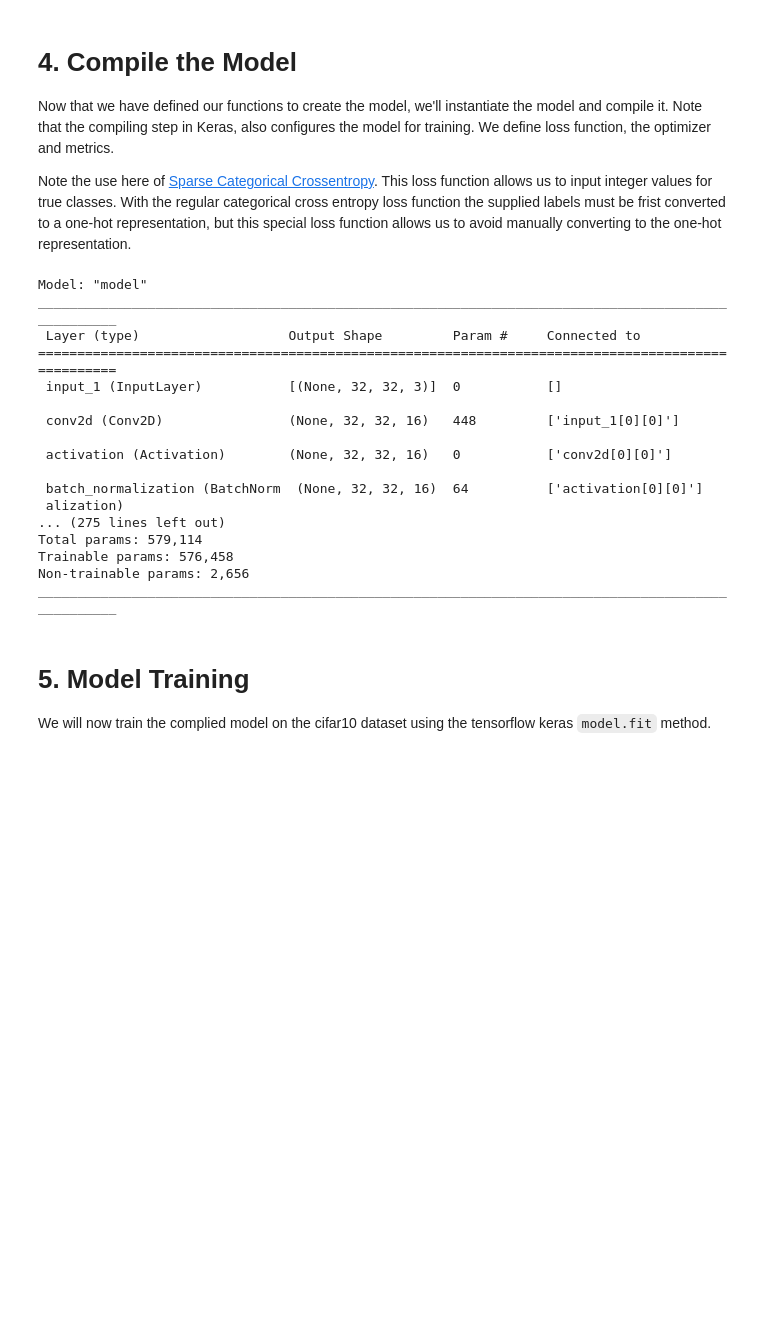
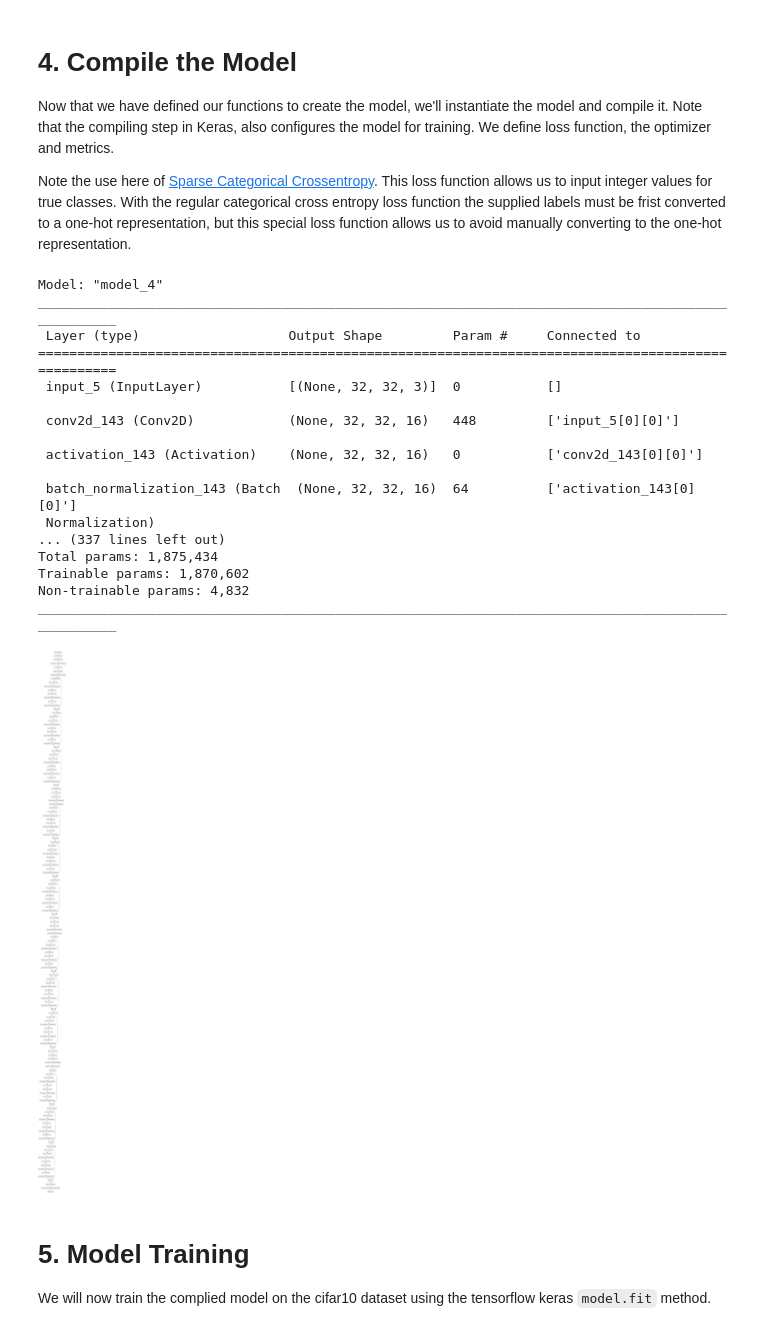
Before and after one commit to comaraDOTcom/machine-vision, a Jupyter notebook: deep-learning/Etivity_assignment2.ipynb, the cells around one changed output. Saved outputs shown, nothing was run; the diff lists cells and outputs as text; code cells hidden in the pictures; blank space fills up the shorter version.

Commit message:
Latest model changes

```diff
--- a/deep-learning/Etivity_assignment2.ipynb
+++ b/deep-learning/Etivity_assignment2.ipynb
@@ -163,7 +165,7 @@ In the code cell below we can see an example of a `repeat_unit` function where t
 # Example of a Basic Repeating unit
 
 def repeat_unit(inputs, num_channels=16, kernel_size=3,
-                 strides=1, activation='relu', batch_normalization=False, avg_pooling=False):
+                 strides=1, activation='relu', batch_normalization=False, avg_pooling=False, dropout=None , kernel_regularizer=None):
     """
     inputs: Input to repeat unit.
     num_channels: number of channels in convolution layer of repeat unit, nominally = 16
@@ -173,7 +175,7 @@ def repeat_unit(inputs, num_channels=16, kernel_size=3,
     x = output of repeat_unit
     """
     conv = Conv2D(num_channels, kernel_size=kernel_size, strides=strides, padding='same',
-                  kernel_initializer='he_normal')
+                  kernel_initializer='he_normal', kernel_regularizer=kernel_regularizer)
     x = conv(inputs)
 
     if activation is not None:
@@ -185,13 +187,16 @@ def repeat_unit(inputs, num_channels=16, kernel_size=3,
     if avg_pooling:
         x = AveragePooling2D(pool_size=(2,2))(x)
 
+    if dropout is not None:
+        x = Dropout(dropout)(x)
+
     return x
 # %%
 def resnet_block(inputs, num_channels=16, kernel_size=3):
 
   x_shortcut = inputs # Store the initial value of X in a variable
   ## P3 repeat units
-  x = repeat_unit(inputs, num_channels=num_channels, kernel_size=kernel_size, strides = 1, activation='relu', batch_normalization=True)
+  x = repeat_unit(inputs, num_channels=num_channels, kernel_size=kernel_size, strides = 1, activation='relu', batch_normalization=True, kernel_regularizer='l1')
   x = repeat_unit(x, num_channels=num_channels, kernel_size=kernel_size, strides = 1, activation='relu', batch_normalization=True)
   x = repeat_unit(x, num_channels=num_channels, kernel_size=kernel_size, strides = 1, activation=None, batch_normalization=True)
 
@@ -227,17 +232,29 @@ def network_top(input_shape,num_classes=10):
     for i in range(0,3):
       x = resnet_block(x, num_channels=16)
 
-    x = repeat_unit(x, num_channels=32, batch_normalization=True,  avg_pooling=True)
+    x = MaxPooling2D(2, 2)(x)
+    x = repeat_unit(x, num_channels=32, batch_normalization=True,  avg_pooling=True, kernel_regularizer='l1')
     for i in range(0,3):
       x = resnet_block(x, num_channels=32)
 
-    x = repeat_unit(x, num_channels=64, batch_normalization=True,  avg_pooling=True)
-    for i in range(0,4):
+    x = repeat_unit(x, num_channels=64, batch_normalization=True,  avg_pooling=True, kernel_regularizer='l1', dropout=0.25)
+    for i in range(0,3):
       x = resnet_block(x, num_channels=64)
+
+    x = MaxPooling2D(2, 2)(x)
+    x = repeat_unit(x, num_channels=128, batch_normalization=True,  avg_pooling=True, kernel_regularizer='l1', dropout=0.1)
+    for i in range(0,3):
+      x = resnet_block(x, num_channels=128)
 
 
     # Add final stages. (Ensure that you call the output of the very last layer outputs)
     x = GlobalAveragePooling2D()(x)
+
+    x = Flatten()(x)
+    x = Dense(256, activation='relu', kernel_initializer='he_uniform')(x)
+    x = Activation('relu')(x)
+    x = BatchNormalization()(x)
+    x = Dropout(0.25)(x)
 
     # Output Layer
     outputs = Dense(num_classes, activation='softmax', kernel_initializer='he_normal')(x)
@@ -253,26 +270,27 @@ Note the use here of [Sparse Categorical Crossentropy](https://www.tensorflow.or
 # %%
 input_shape = (32,32,3)
 model = network_top(input_shape=input_shape)
 model.compile(loss='SparseCategoricalCrossentropy', optimizer=Adam(), metrics=['accuracy'])
 model.summary()
 
-# Uncomment the following line to plot the model visually - warning this may be quite large!
-# keras.utils.plot_model(model, dpi=48)
+# Plot the model visually
+keras.utils.plot_model(model, dpi=60)
 # %% [output]
-Model: "model"
+Model: "model_4"
 __________________________________________________________________________________________________
  Layer (type)                   Output Shape         Param #     Connected to
 ==================================================================================================
- input_1 (InputLayer)           [(None, 32, 32, 3)]  0           []
+ input_5 (InputLayer)           [(None, 32, 32, 3)]  0           []
 
- conv2d (Conv2D)                (None, 32, 32, 16)   448         ['input_1[0][0]']
+ conv2d_143 (Conv2D)            (None, 32, 32, 16)   448         ['input_5[0][0]']
 
- activation (Activation)        (None, 32, 32, 16)   0           ['conv2d[0][0]']
+ activation_143 (Activation)    (None, 32, 32, 16)   0           ['conv2d_143[0][0]']
 
- batch_normalization (BatchNorm  (None, 32, 32, 16)  64          ['activation[0][0]']
- alization)
-... (275 lines left out)
-Total params: 579,114
-Trainable params: 576,458
-Non-trainable params: 2,656
+ batch_normalization_143 (Batch  (None, 32, 32, 16)  64          ['activation_143[0][0]']
+ Normalization)
+... (337 lines left out)
+Total params: 1,875,434
+Trainable params: 1,870,602
+Non-trainable params: 4,832
 __________________________________________________________________________________________________
+[figure, added]
```
Also changed, not shown: parts of 10 cells of this notebook.
